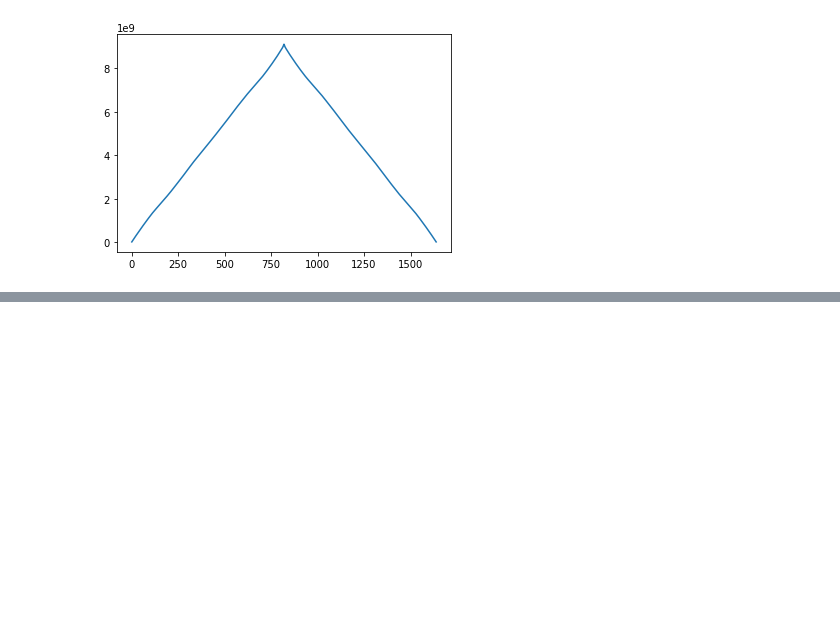
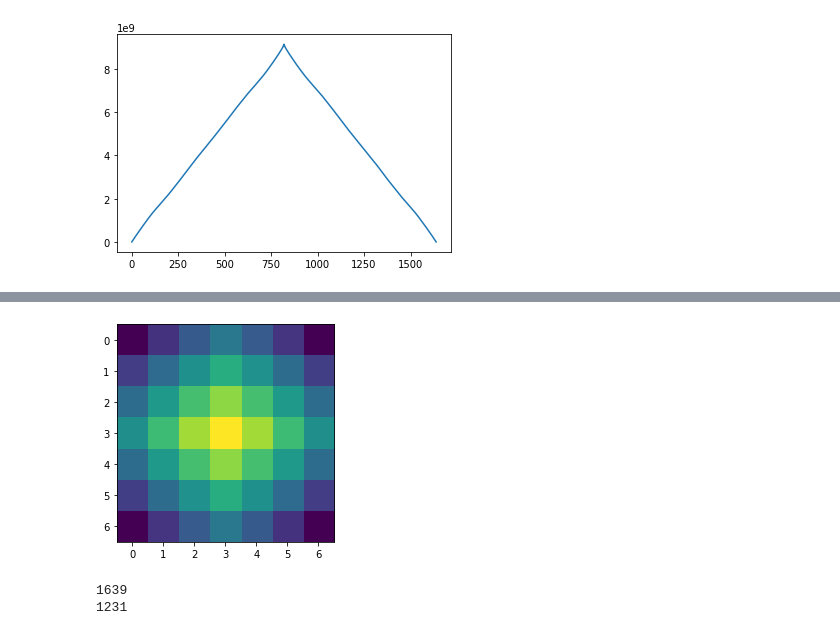
Before and after one commit to olivierleblanc/diffusercam, a Jupyter notebook: bernat/autocorrelation01.ipynb, the cells around one changed output, grey strips where cells are left out. Drawn from its saved outputs; the diff is of its cells as text; code cells hidden in the pictures; blank space fills up the shorter version.

```diff
--- a/bernat/autocorrelation01.ipynb
+++ b/bernat/autocorrelation01.ipynb
@@ -55,0 +75,13 @@ plt.show()
+# %%
+margin=3
+plt.imshow(auto[615-margin:615+margin+1,819-margin:819+margin+1])
+plt.show()
+# %% [output]
+[figure, added]
+# %%
+[auto_y,auto_x]=auto.shape
+print(auto_x)
+print(auto_y)
+# %% [output]
+1639
+1231
```
Also changed, not shown: parts of 28 cells of this notebook.
